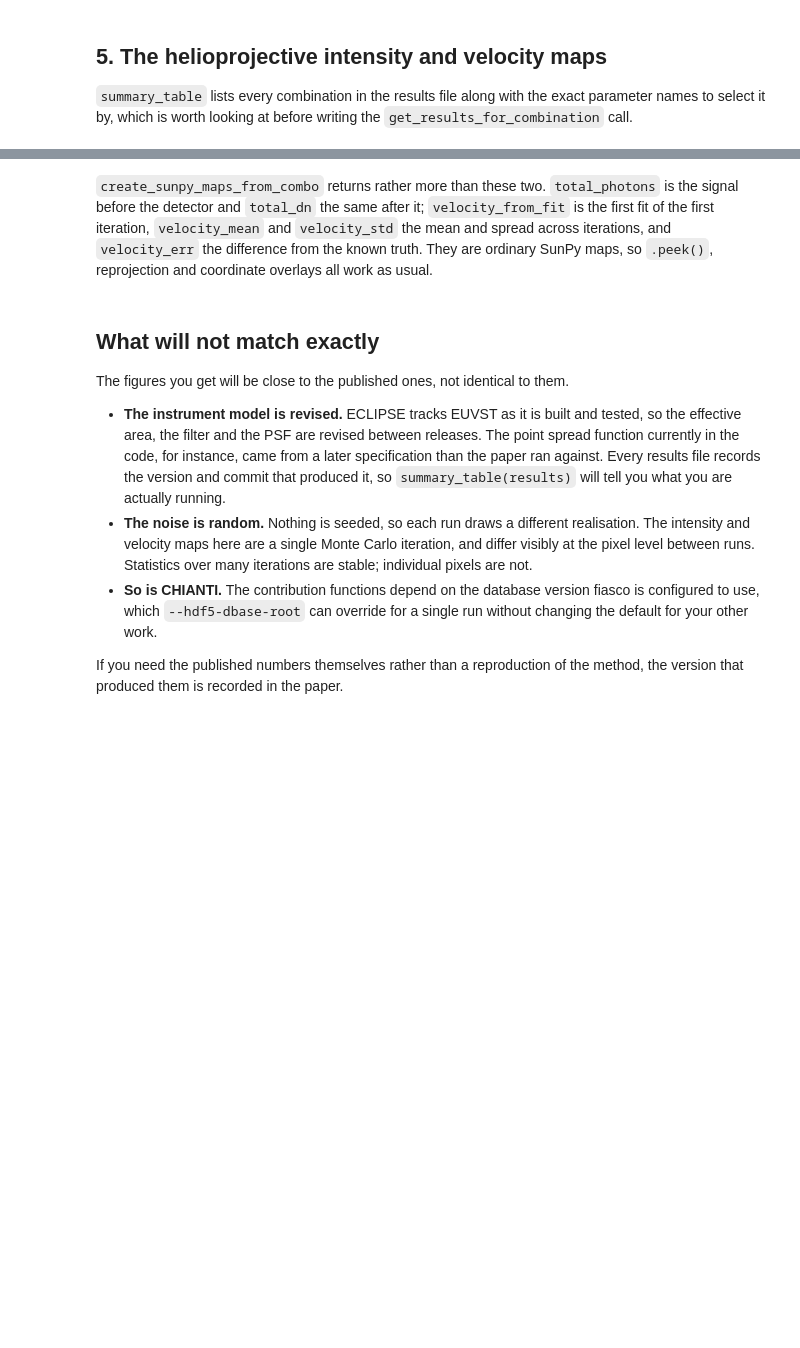
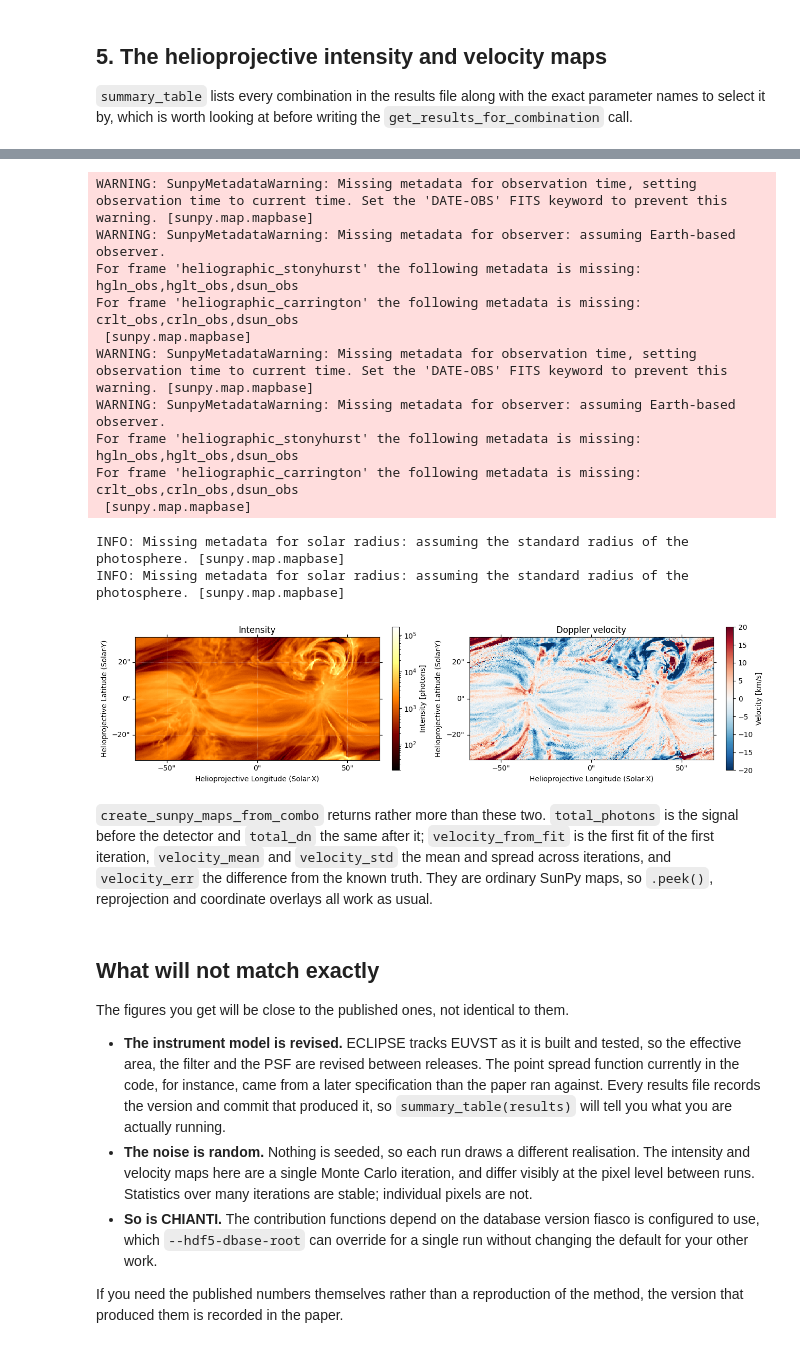
Before and after one commit to jamesmckevitt/eclipse, a Jupyter notebook: docs/reproducing-mckevitt-2026.ipynb, the cells around one changed output, grey strips where cells are left out. Drawn from its saved outputs; the diff is of its cells as text; code cells hidden in the pictures; blank space fills up the shorter version.

```diff
--- a/docs/reproducing-mckevitt-2026.ipynb
+++ b/docs/reproducing-mckevitt-2026.ipynb
@@ -216,19 +273,33 @@ print(sorted(maps))
 # %%
-fig = plt.figure(figsize=(11, 5))
+fig = plt.figure(figsize=(13, 4), layout="constrained")
 
 ax = fig.add_subplot(1, 2, 1, projection=maps["total_photons"])
 image = maps["total_photons"].plot(
     axes=ax, norm=LogNorm(vmin=2e1, vmax=1.65e5), cmap="afmhot"
 )
 ax.set_title("Intensity")
-fig.colorbar(image, ax=ax, label="Intensity [photons]")
+fig.colorbar(image, ax=ax, label="Intensity [photons]", shrink=0.8)
 
 ax = fig.add_subplot(1, 2, 2, projection=maps["velocity_from_fit"])
 image = maps["velocity_from_fit"].plot(axes=ax, vmin=-20, vmax=20, cmap="RdBu_r")
 ax.set_title("Doppler velocity")
-fig.colorbar(image, ax=ax, label="Velocity [km/s]")
+fig.colorbar(image, ax=ax, label="Velocity [km/s]", shrink=0.8)
 
 plt.show()
+# %% [output]
+WARNING: SunpyMetadataWarning: Missing metadata for observation time, setting observation time to current time. Set the 'DATE-OBS' FITS keyword to prevent this warning. [sunpy.map.mapbase]
+WARNING: SunpyMetadataWarning: Missing metadata for observer: assuming Earth-based observer.
+For frame 'heliographic_stonyhurst' the following metadata is missing: hgln_obs,hglt_obs,dsun_obs
+For frame 'heliographic_carrington' the following metadata is missing: crlt_obs,crln_obs,dsun_obs
+ [sunpy.map.mapbase]
+WARNING: SunpyMetadataWarning: Missing metadata for observation time, setting observation time to current time. Set the 'DATE-OBS' FITS keyword to prevent this warning. [sunpy.map.mapbase]
+WARNING: SunpyMetadataWarning: Missing metadata for observer: assuming Earth-based observer.
+For frame 'heliographic_stonyhurst' the following metadata is missing: hgln_obs,hglt_obs,dsun_obs
+For frame 'heliographic_carrington' the following metadata is missing: crlt_obs,crln_obs,dsun_obs
+ [sunpy.map.mapbase]
+INFO: Missing metadata for solar radius: assuming the standard radius of the photosphere. [sunpy.map.mapbase]
+INFO: Missing metadata for solar radius: assuming the standard radius of the photosphere. [sunpy.map.mapbase]
+[figure, added]
 # %% [markdown]
 `create_sunpy_maps_from_combo` returns rather more than these two. `total_photons` is the signal before the detector and `total_dn` the same after it; `velocity_from_fit` is the first fit of the first iteration, `velocity_mean` and `velocity_std` the mean and spread across iterations, and `velocity_err` the difference from the known truth. They are ordinary SunPy maps, so `.peek()`, reprojection and coordinate overlays all work as usual.
 # %% [markdown]
```
Also changed, not shown: parts of 10 cells of this notebook.
